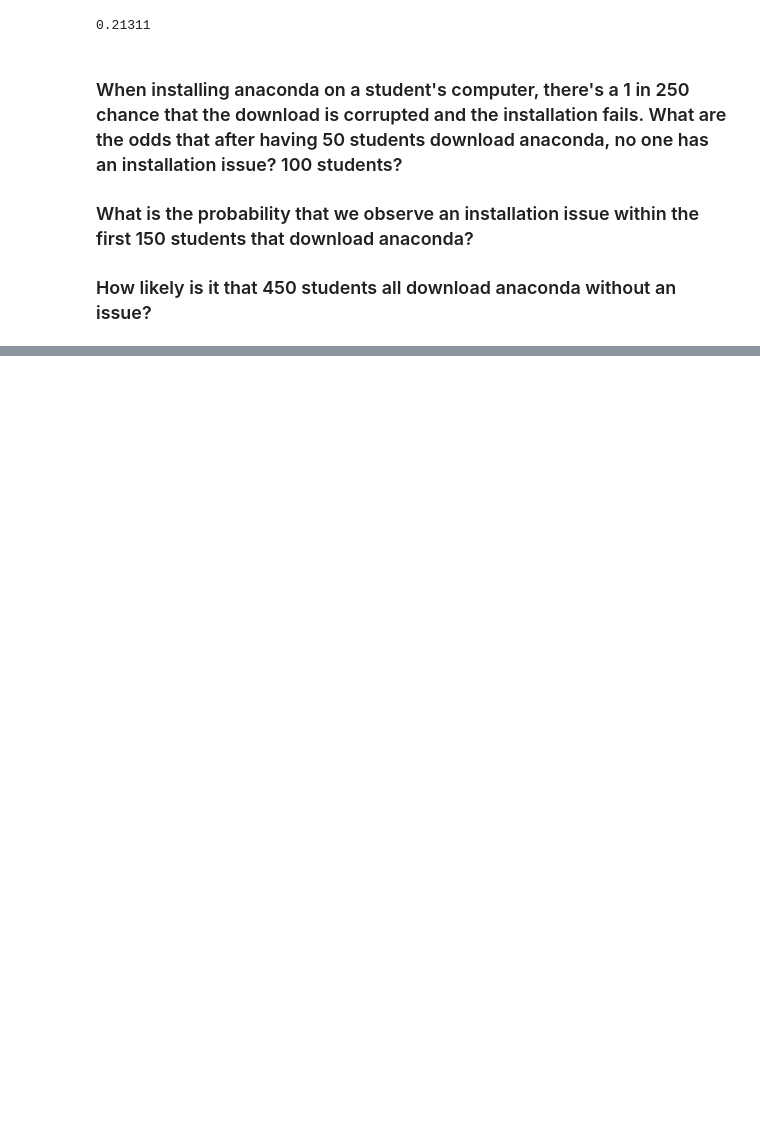
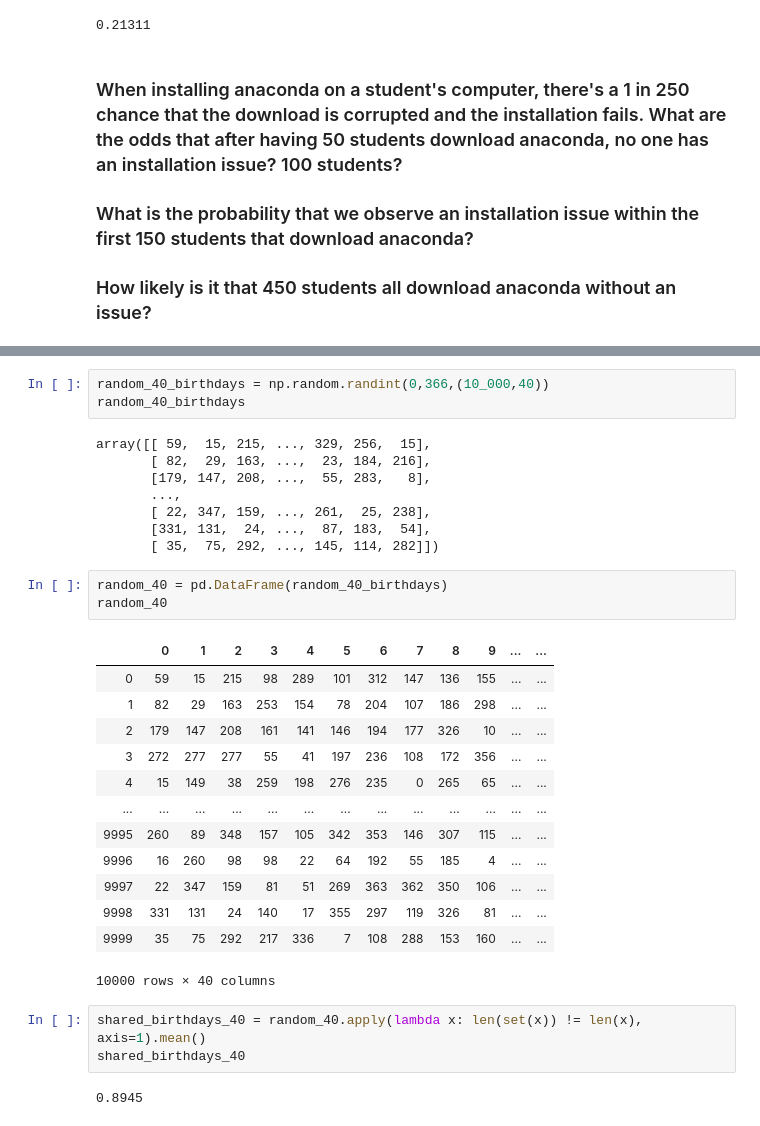
Before and after one commit to chasethompson/statistics_exercises, a Jupyter notebook: simulation.ipynb, the cells around one changed output, grey strips where cells are left out. Saved outputs shown, nothing was run; the diff lists cells and outputs as text; blank space fills up the shorter version.

```diff
--- a/simulation.ipynb
+++ b/simulation.ipynb
@@ -137,0 +271,33 @@ woman_taller
+# %%
+random_40_birthdays = np.random.randint(0,366,(10_000,40))
+random_40_birthdays
+# %% [output]
+array([[ 59,  15, 215, ..., 329, 256,  15],
+       [ 82,  29, 163, ...,  23, 184, 216],
+       [179, 147, 208, ...,  55, 283,   8],
+       ...,
+       [ 22, 347, 159, ..., 261,  25, 238],
+       [331, 131,  24, ...,  87, 183,  54],
+       [ 35,  75, 292, ..., 145, 114, 282]])
+# %%
+random_40 = pd.DataFrame(random_40_birthdays)
+random_40
+# %% [output]
+|  | 0 | 1 | 2 | 3 | 4 | 5 | 6 | 7 | 8 | 9 | ... | ... |
+| 0 | 59 | 15 | 215 | 98 | 289 | 101 | 312 | 147 | 136 | 155 | ... | ... |
+| 1 | 82 | 29 | 163 | 253 | 154 | 78 | 204 | 107 | 186 | 298 | ... | ... |
+| 2 | 179 | 147 | 208 | 161 | 141 | 146 | 194 | 177 | 326 | 10 | ... | ... |
+| 3 | 272 | 277 | 277 | 55 | 41 | 197 | 236 | 108 | 172 | 356 | ... | ... |
+| 4 | 15 | 149 | 38 | 259 | 198 | 276 | 235 | 0 | 265 | 65 | ... | ... |
+| ... | ... | ... | ... | ... | ... | ... | ... | ... | ... | ... | ... | ... |
+| 9995 | 260 | 89 | 348 | 157 | 105 | 342 | 353 | 146 | 307 | 115 | ... | ... |
+| 9996 | 16 | 260 | 98 | 98 | 22 | 64 | 192 | 55 | 185 | 4 | ... | ... |
+| 9997 | 22 | 347 | 159 | 81 | 51 | 269 | 363 | 362 | 350 | 106 | ... | ... |
+| 9998 | 331 | 131 | 24 | 140 | 17 | 355 | 297 | 119 | 326 | 81 | ... | ... |
+| 9999 | 35 | 75 | 292 | 217 | 336 | 7 | 108 | 288 | 153 | 160 | ... | ... |
+10000 rows × 40 columns
+# %%
+shared_birthdays_40 = random_40.apply(lambda x: len(set(x)) != len(x), axis=1).mean()
+shared_birthdays_40
+# %% [output]
+0.8945
```
Also changed, not shown: parts of 19 cells of this notebook.
